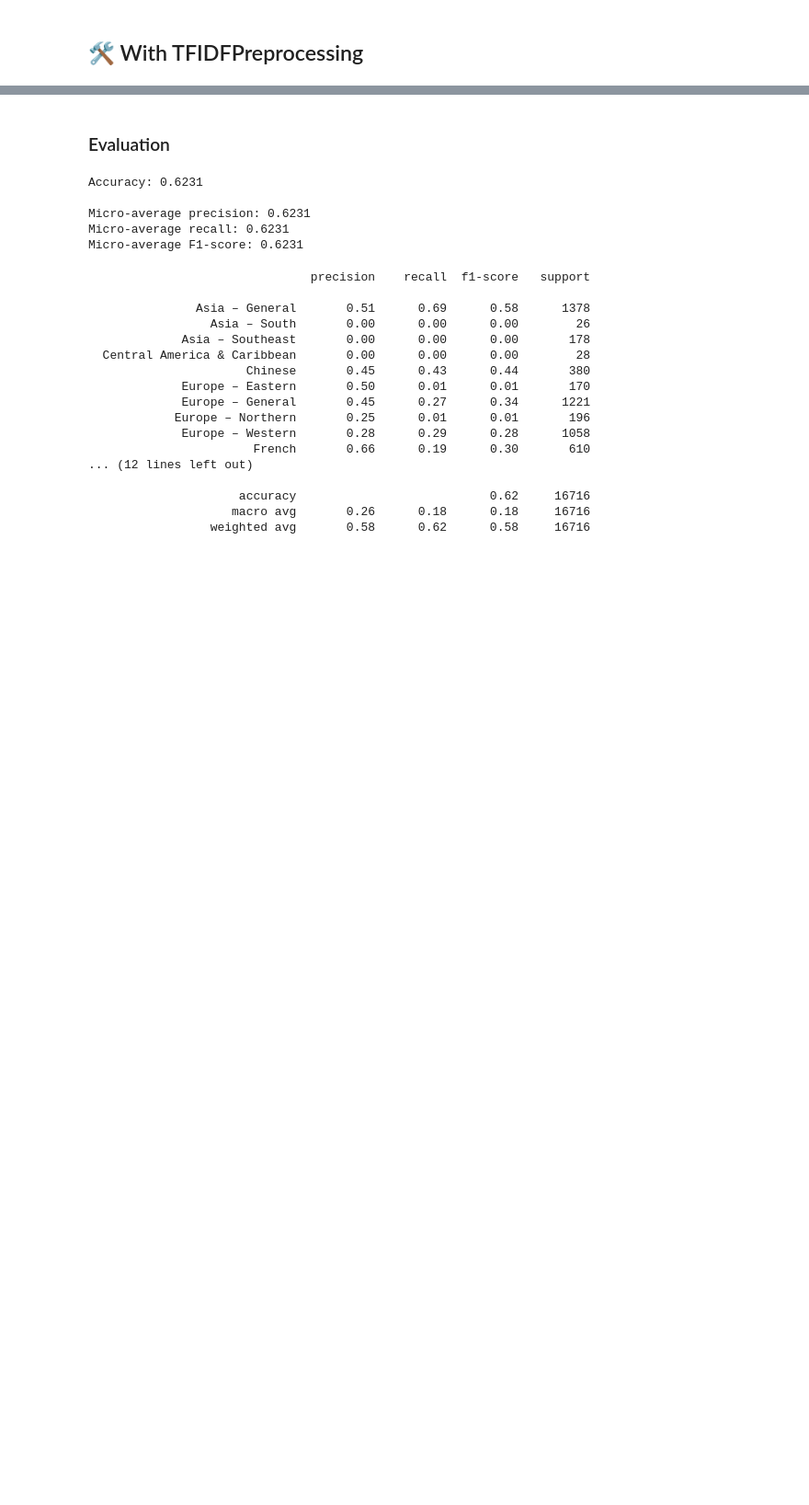
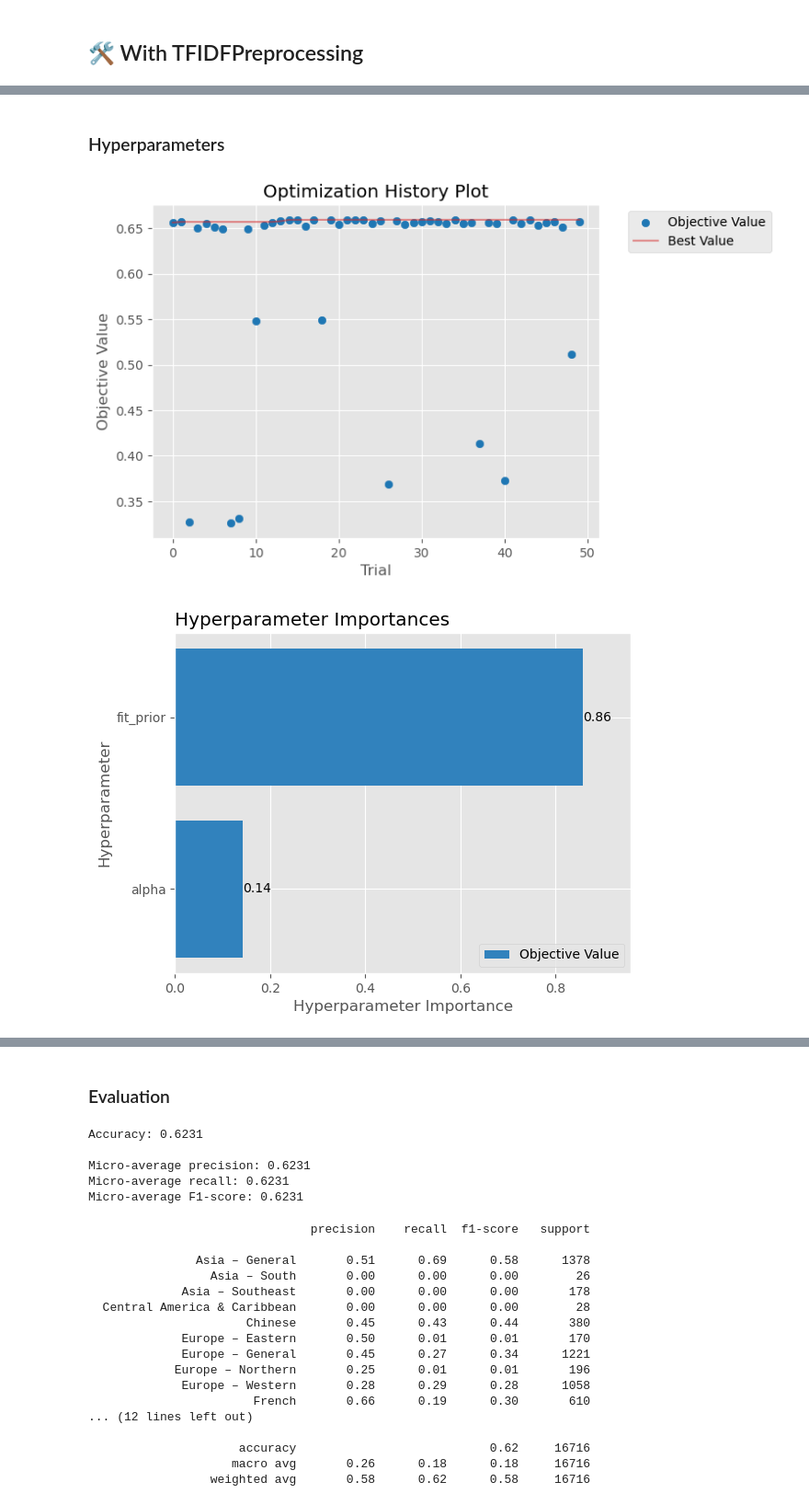
Before and after one commit to milik0/recipe-nlp, a Jupyter notebook: notebooks/classification/multinomial_nb.ipynb, the cells around one changed output, grey strips where cells are left out. Shown at 92% size. Cells and saved outputs as stored; diff of their text form; code cells hidden in the pictures; blank space fills up the shorter version.

```diff
--- a/notebooks/classification/multinomial_nb.ipynb
+++ b/notebooks/classification/multinomial_nb.ipynb
@@ -100,0 +107,14 @@ Best accuracy: 0.6231754008135918
+# %% [markdown]
+### Hyperparameters
+# %%
+ax1 = vis.plot_optimization_history(study)
+plt.show()
+ax2 = vis.plot_param_importances(study)
+plt.show()
+ax3 = vis.plot_slice(study)
+plt.show()
+ax4 = vis.plot_parallel_coordinate(study)
+plt.show()
+# %% [output]
+[figure, added]
+[figure, added]
```
Also changed, not shown: parts of 8 cells of this notebook, 15 other files.
